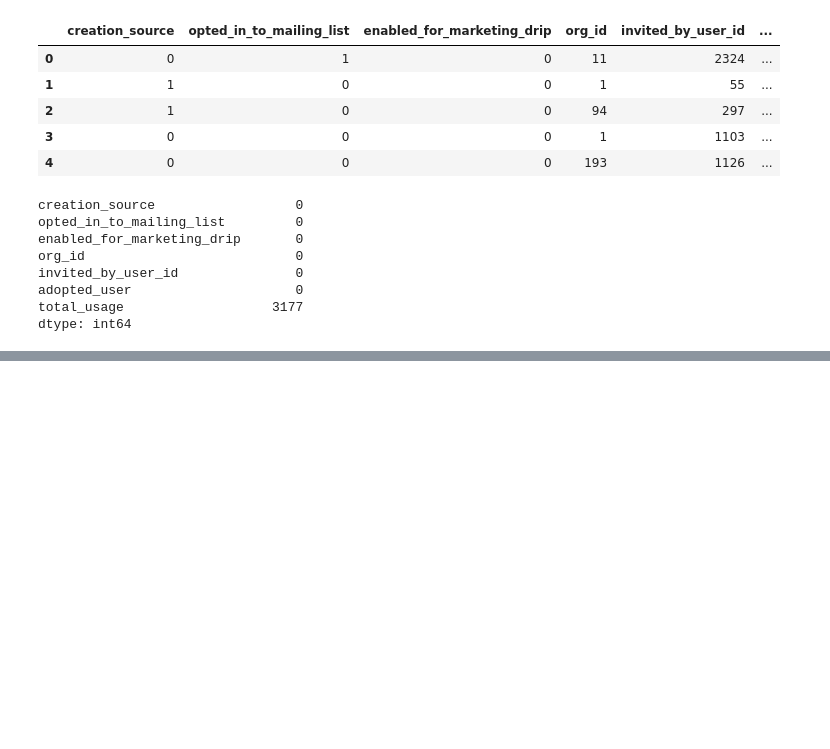
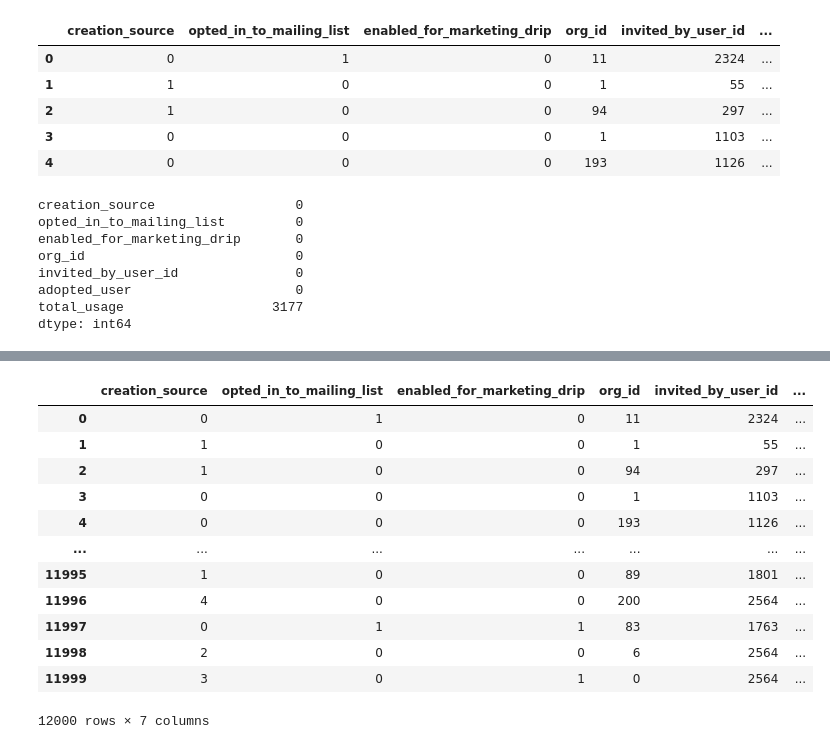
Before and after one commit to sabheen9/relax_challenge, a Jupyter notebook: relax_challenge.ipynb, the cells around one changed output, grey strips where cells are left out. Cells and saved outputs as stored; diff of their text form; code cells hidden in the pictures; blank space fills up the shorter version.

```diff
--- a/relax_challenge.ipynb
+++ b/relax_challenge.ipynb
@@ -229,0 +302,16 @@ rf.score(y_train, y_test)
+# %%
+users
+# %% [output]
+|  | creation_source | opted_in_to_mailing_list | enabled_for_marketing_drip | org_id | invited_by_user_id | ... |
+| 0 | 0 | 1 | 0 | 11 | 2324 | ... |
+| 1 | 1 | 0 | 0 | 1 | 55 | ... |
+| 2 | 1 | 0 | 0 | 94 | 297 | ... |
+| 3 | 0 | 0 | 0 | 1 | 1103 | ... |
+| 4 | 0 | 0 | 0 | 193 | 1126 | ... |
+| ... | ... | ... | ... | ... | ... | ... |
+| 11995 | 1 | 0 | 0 | 89 | 1801 | ... |
+| 11996 | 4 | 0 | 0 | 200 | 2564 | ... |
+| 11997 | 0 | 1 | 1 | 83 | 1763 | ... |
+| 11998 | 2 | 0 | 0 | 6 | 2564 | ... |
+| 11999 | 3 | 0 | 1 | 0 | 2564 | ... |
+12000 rows × 7 columns
```
Also changed, not shown: parts of 8 cells of this notebook.
